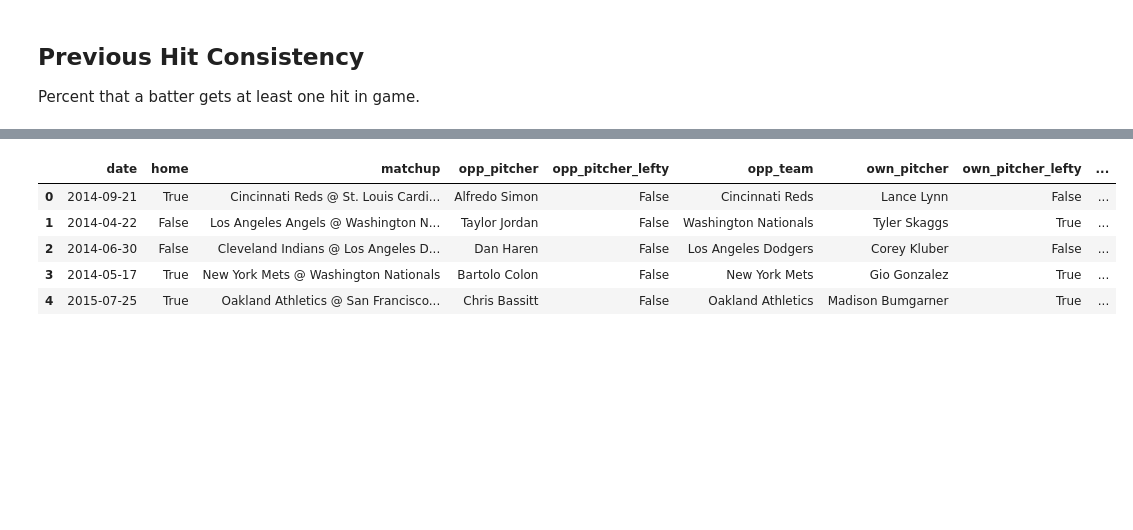
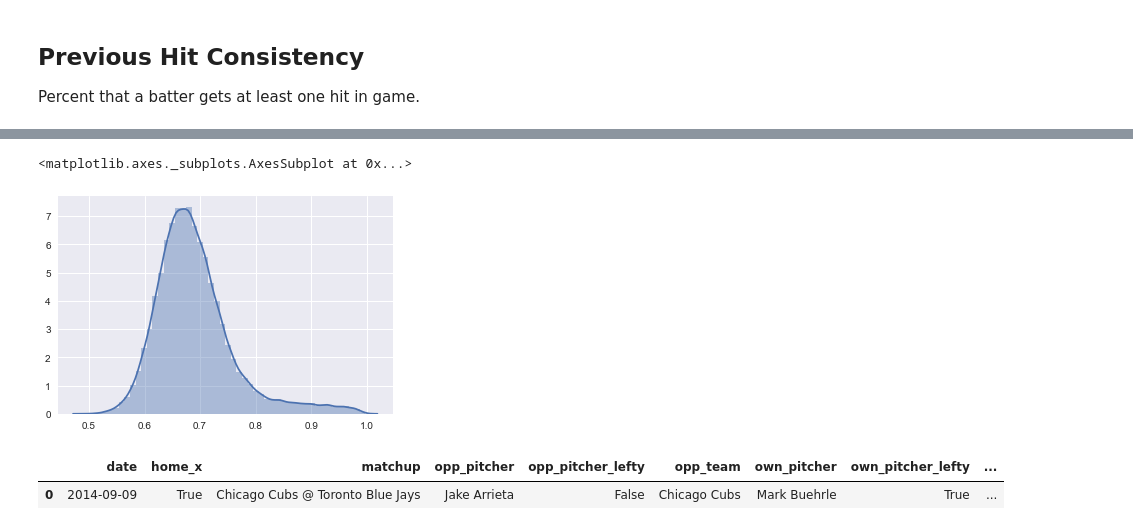
Before and after one commit to spelkey1/bts, a Jupyter notebook: analysis_main.ipynb, the cells around one changed output, grey strips where cells are left out. Saved outputs shown, nothing was run; the diff lists cells and outputs as text; code cells hidden in the pictures; blank space fills up the shorter version.

Commit message:
start within-person analysis

```diff
--- a/analysis_main.ipynb
+++ b/analysis_main.ipynb
@@ -326,3 +344,9 @@ df.fillna(-1, inplace = True)
+# %%
+df = pd.merge(df, players, how = 'left', on = 'name')
 # %%
-features = [x for x in df.columns if x.startswith(f_set)]
-rate_histogram(df, features)
+features = [x for x in df.columns if x not in not_features]
+rfc = RandomForestClassifier(n_estimators=100,
+                             min_samples_split=10,
+                             max_features=None,
+                             class_weight='balanced')
+dev_probs, rfc = train_model(df, rfc, features)
@@ -330,0 +393,4 @@ rate_histogram(df, features)
+# %%
+all_probs = rfc.predict_proba(df[features])[:,1]
+# %%
+df['m2_probs'] = all_probs
@@ -396,9 +477,10 @@ temp_df[temp_df.opp_pitcher_battedballs_season__Name == 'Max Scherzer']
+# %%
+sns.distplot(dev_probs)
+# %% [output]
+<matplotlib.axes._subplots.AxesSubplot at 0x...>
+[figure, added]
 # %%
-df.head()
+df.head(1)
 # %% [output]
-|  | date | home | matchup | opp_pitcher | opp_pitcher_lefty | opp_team | own_pitcher | own_pitcher_lefty | ... |
-| 0 | 2014-09-21 | True | Cincinnati Reds @ St. Louis Cardi... | Alfredo Simon | False | Cincinnati Reds | Lance Lynn | False | ... |
-| 1 | 2014-04-22 | False | Los Angeles Angels @ Washington N... | Taylor Jordan | False | Washington Nationals | Tyler Skaggs | True | ... |
-| 2 | 2014-06-30 | False | Cleveland Indians @ Los Angeles D... | Dan Haren | False | Los Angeles Dodgers | Corey Kluber | False | ... |
-| 3 | 2014-05-17 | True | New York Mets @ Washington Nationals | Bartolo Colon | False | New York Mets | Gio Gonzalez | True | ... |
-| 4 | 2015-07-25 | True | Oakland Athletics @ San Francisco... | Chris Bassitt | False | Oakland Athletics | Madison Bumgarner | True | ... |
+|  | date | home_x | matchup | opp_pitcher | opp_pitcher_lefty | opp_team | own_pitcher | own_pitcher_lefty | ... |
+| 0 | 2014-09-09 | True | Chicago Cubs @ Toronto Blue Jays | Jake Arrieta | False | Chicago Cubs | Mark Buehrle | True | ... |
```
Also changed, not shown: parts of 37 cells of this notebook, 4 other files.
